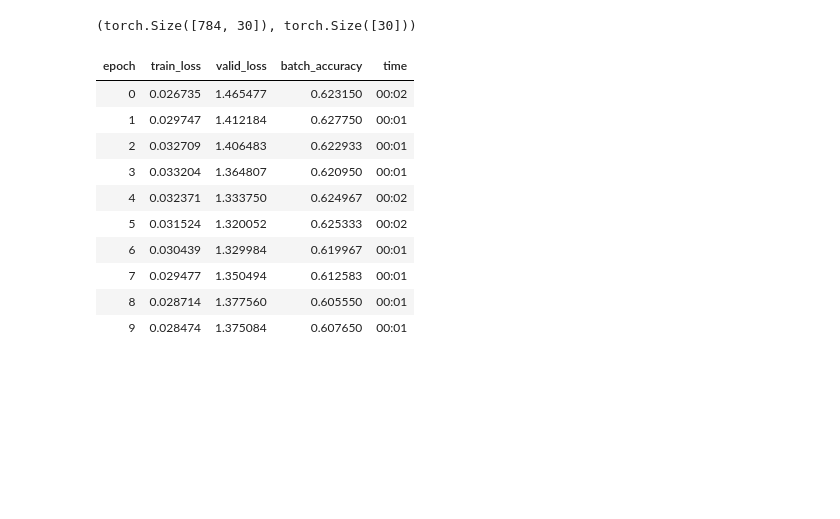
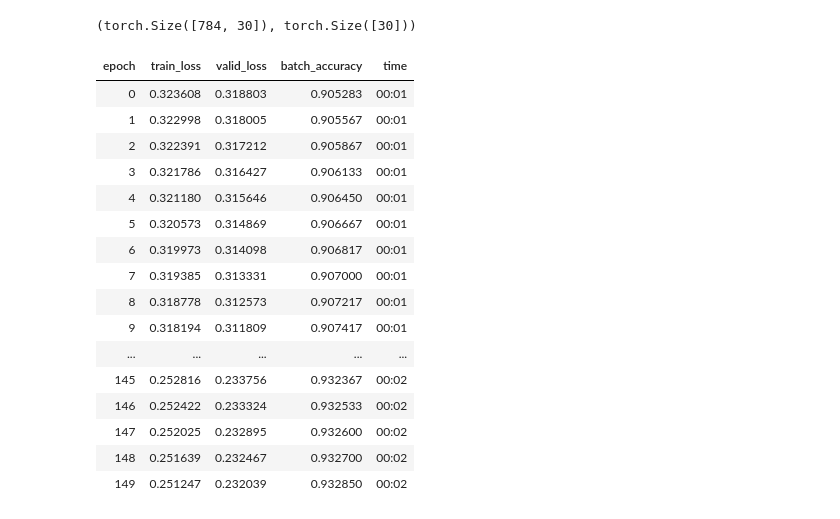
Before and after one commit to demattosanthony/fastbook, a Jupyter notebook: my_projects/04_mnist_from_scratch/00_mnist.ipynb, the cells around one changed output. Drawn from its saved outputs; the diff is of its cells as text; code cells hidden in the pictures; blank space fills up the shorter version.

```diff
--- a/my_projects/04_mnist_from_scratch/00_mnist.ipynb
+++ b/my_projects/04_mnist_from_scratch/00_mnist.ipynb
@@ -284,16 +280,22 @@ simple_net = nn.Sequential(
 # %%
 learn = Learner(dls, simple_net, opt_func=SGD, loss_func=mnist_loss, metrics=batch_accuracy)
 # %%
-learn.fit(10,1e-3)
+learn.fit(150,1e-3)
 # %% [output]
 | epoch | train_loss | valid_loss | batch_accuracy | time |
-| 0 | 0.026735 | 1.465477 | 0.623150 | 00:02 |
-| 1 | 0.029747 | 1.412184 | 0.627750 | 00:01 |
-| 2 | 0.032709 | 1.406483 | 0.622933 | 00:01 |
-| 3 | 0.033204 | 1.364807 | 0.620950 | 00:01 |
-| 4 | 0.032371 | 1.333750 | 0.624967 | 00:02 |
-| 5 | 0.031524 | 1.320052 | 0.625333 | 00:02 |
-| 6 | 0.030439 | 1.329984 | 0.619967 | 00:01 |
-| 7 | 0.029477 | 1.350494 | 0.612583 | 00:01 |
-| 8 | 0.028714 | 1.377560 | 0.605550 | 00:01 |
-| 9 | 0.028474 | 1.375084 | 0.607650 | 00:01 |
+| 0 | 0.323608 | 0.318803 | 0.905283 | 00:01 |
+| 1 | 0.322998 | 0.318005 | 0.905567 | 00:01 |
+| 2 | 0.322391 | 0.317212 | 0.905867 | 00:01 |
+| 3 | 0.321786 | 0.316427 | 0.906133 | 00:01 |
+| 4 | 0.321180 | 0.315646 | 0.906450 | 00:01 |
+| 5 | 0.320573 | 0.314869 | 0.906667 | 00:01 |
+| 6 | 0.319973 | 0.314098 | 0.906817 | 00:01 |
+| 7 | 0.319385 | 0.313331 | 0.907000 | 00:01 |
+| 8 | 0.318778 | 0.312573 | 0.907217 | 00:01 |
+| 9 | 0.318194 | 0.311809 | 0.907417 | 00:01 |
+| ... | ... | ... | ... | ... |
+| 145 | 0.252816 | 0.233756 | 0.932367 | 00:02 |
+| 146 | 0.252422 | 0.233324 | 0.932533 | 00:02 |
+| 147 | 0.252025 | 0.232895 | 0.932600 | 00:02 |
+| 148 | 0.251639 | 0.232467 | 0.932700 | 00:02 |
+| 149 | 0.251247 | 0.232039 | 0.932850 | 00:02 |
```
Also changed, not shown: parts of 16 cells of this notebook.
